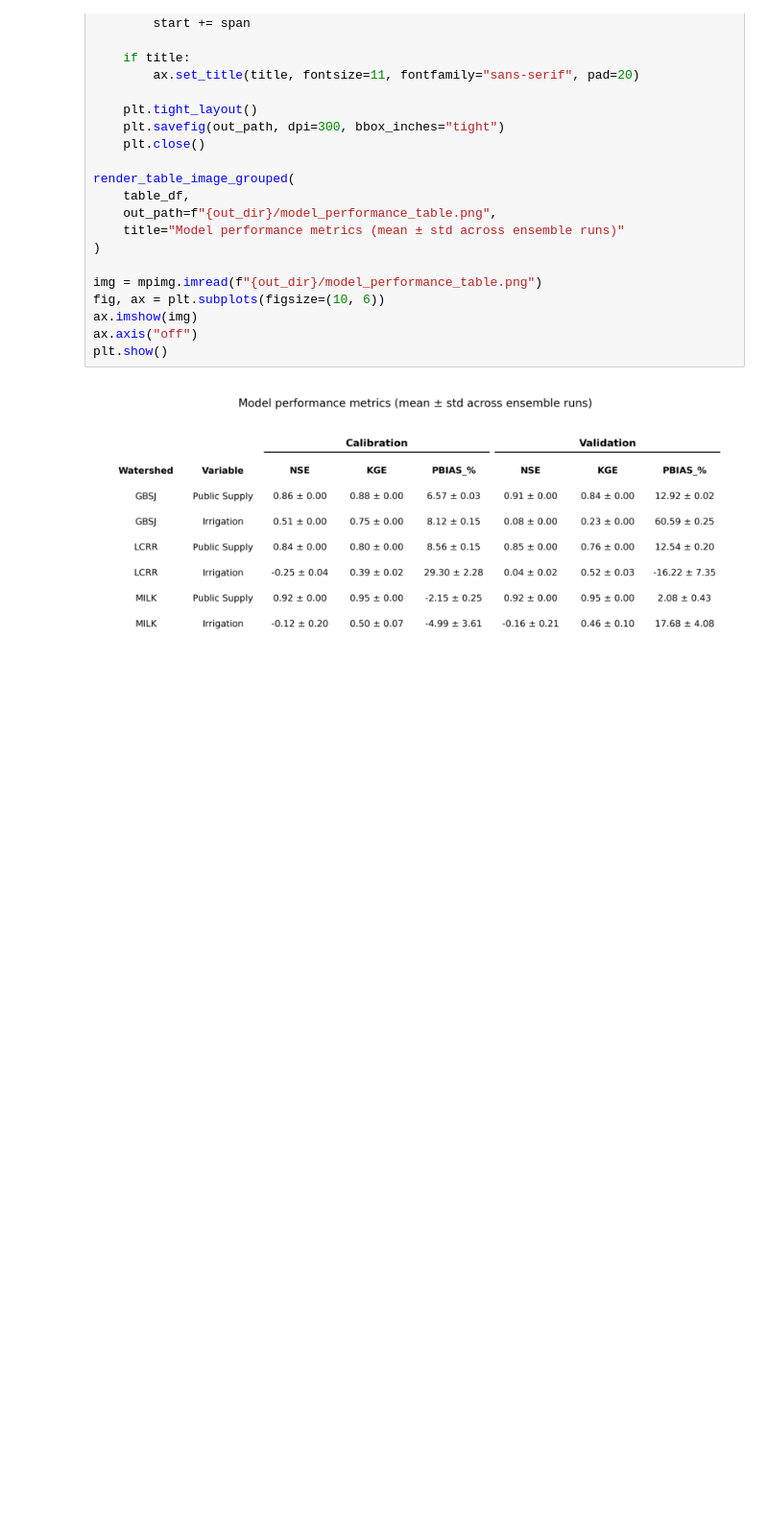
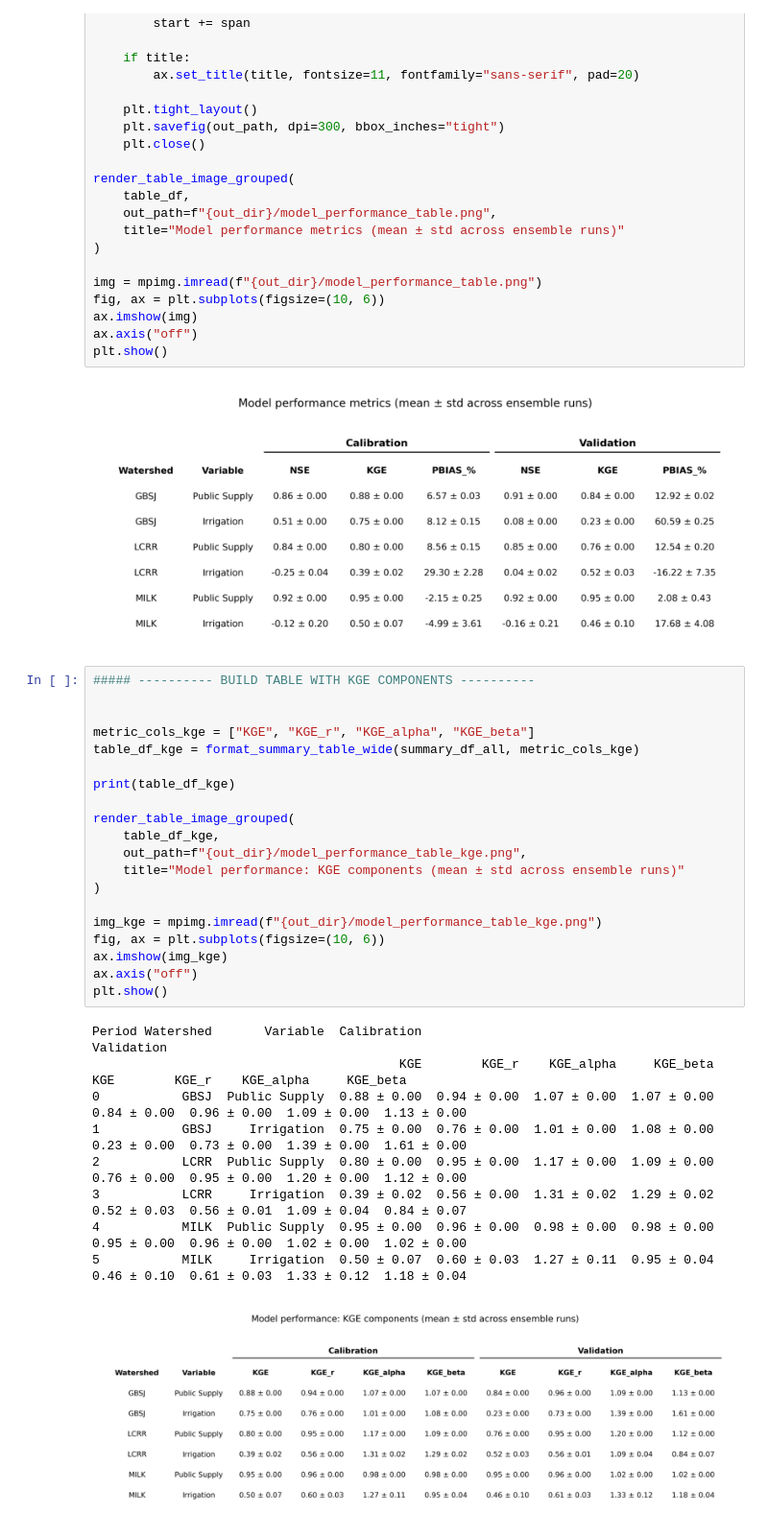
Before and after one commit to CIROH-UVM/social-water-use-abm-analysis, a Jupyter notebook: fig_model_metrics.ipynb, the cells around one changed output. Shown at 96% size. Cells and saved outputs as stored; diff of their text form; blank space fills up the shorter version.

Commit message:
add KGE components table

```diff
--- a/fig_model_metrics.ipynb
+++ b/fig_model_metrics.ipynb
@@ -359,3 +359,33 @@ ax.axis("off")
 plt.show()
 # %% [output]
 [figure]
+# %%
+##### ---------- BUILD TABLE WITH KGE COMPONENTS ----------
+
+
+metric_cols_kge = ["KGE", "KGE_r", "KGE_alpha", "KGE_beta"]
+table_df_kge = format_summary_table_wide(summary_df_all, metric_cols_kge)
+
+print(table_df_kge)
+
+render_table_image_grouped(
+    table_df_kge,
+    out_path=f"{out_dir}/model_performance_table_kge.png",
+    title="Model performance: KGE components (mean ± std across ensemble runs)"
+)
+
+img_kge = mpimg.imread(f"{out_dir}/model_performance_table_kge.png")
+fig, ax = plt.subplots(figsize=(10, 6))
+ax.imshow(img_kge)
+ax.axis("off")
+plt.show()
+# %% [output]
+Period Watershed       Variable  Calibration                                          Validation
+                                         KGE        KGE_r    KGE_alpha     KGE_beta          KGE        KGE_r    KGE_alpha     KGE_beta
+0           GBSJ  Public Supply  0.88 ± 0.00  0.94 ± 0.00  1.07 ± 0.00  1.07 ± 0.00  0.84 ± 0.00  0.96 ± 0.00  1.09 ± 0.00  1.13 ± 0.00
+1           GBSJ     Irrigation  0.75 ± 0.00  0.76 ± 0.00  1.01 ± 0.00  1.08 ± 0.00  0.23 ± 0.00  0.73 ± 0.00  1.39 ± 0.00  1.61 ± 0.00
+2           LCRR  Public Supply  0.80 ± 0.00  0.95 ± 0.00  1.17 ± 0.00  1.09 ± 0.00  0.76 ± 0.00  0.95 ± 0.00  1.20 ± 0.00  1.12 ± 0.00
+3           LCRR     Irrigation  0.39 ± 0.02  0.56 ± 0.00  1.31 ± 0.02  1.29 ± 0.02  0.52 ± 0.03  0.56 ± 0.01  1.09 ± 0.04  0.84 ± 0.07
+4           MILK  Public Supply  0.95 ± 0.00  0.96 ± 0.00  0.98 ± 0.00  0.98 ± 0.00  0.95 ± 0.00  0.96 ± 0.00  1.02 ± 0.00  1.02 ± 0.00
+5           MILK     Irrigation  0.50 ± 0.07  0.60 ± 0.03  1.27 ± 0.11  0.95 ± 0.04  0.46 ± 0.10  0.61 ± 0.03  1.33 ± 0.12  1.18 ± 0.04
+[figure, added]
```
